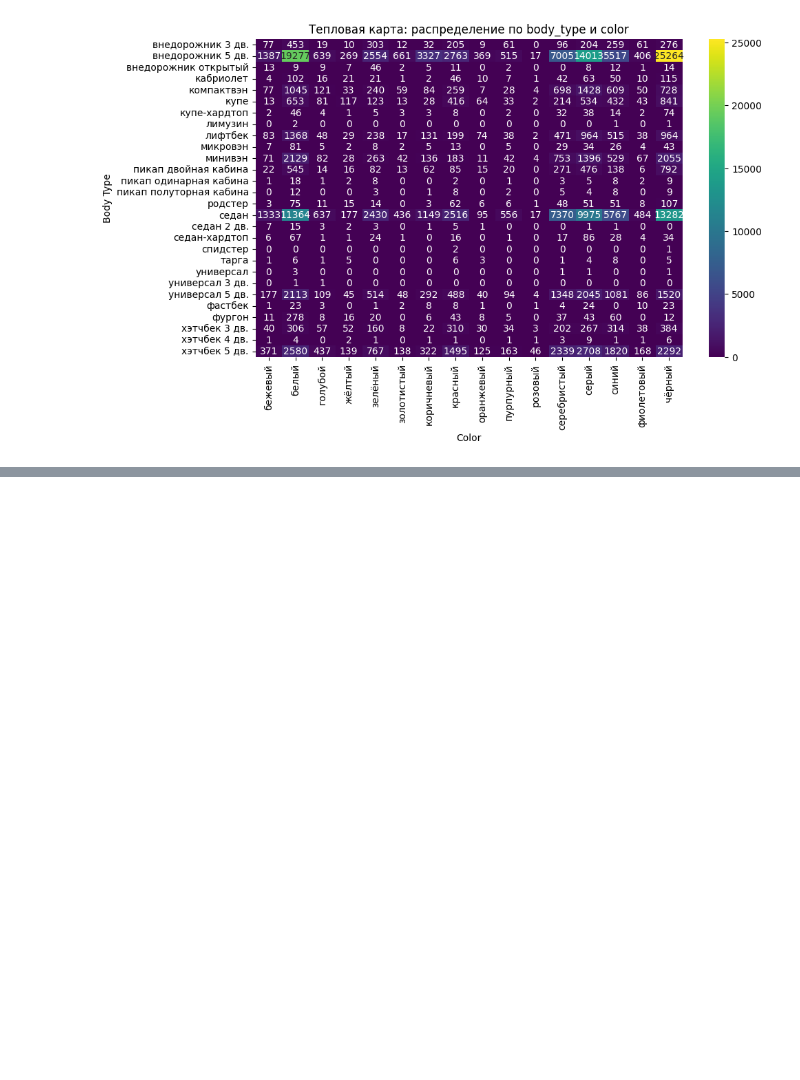
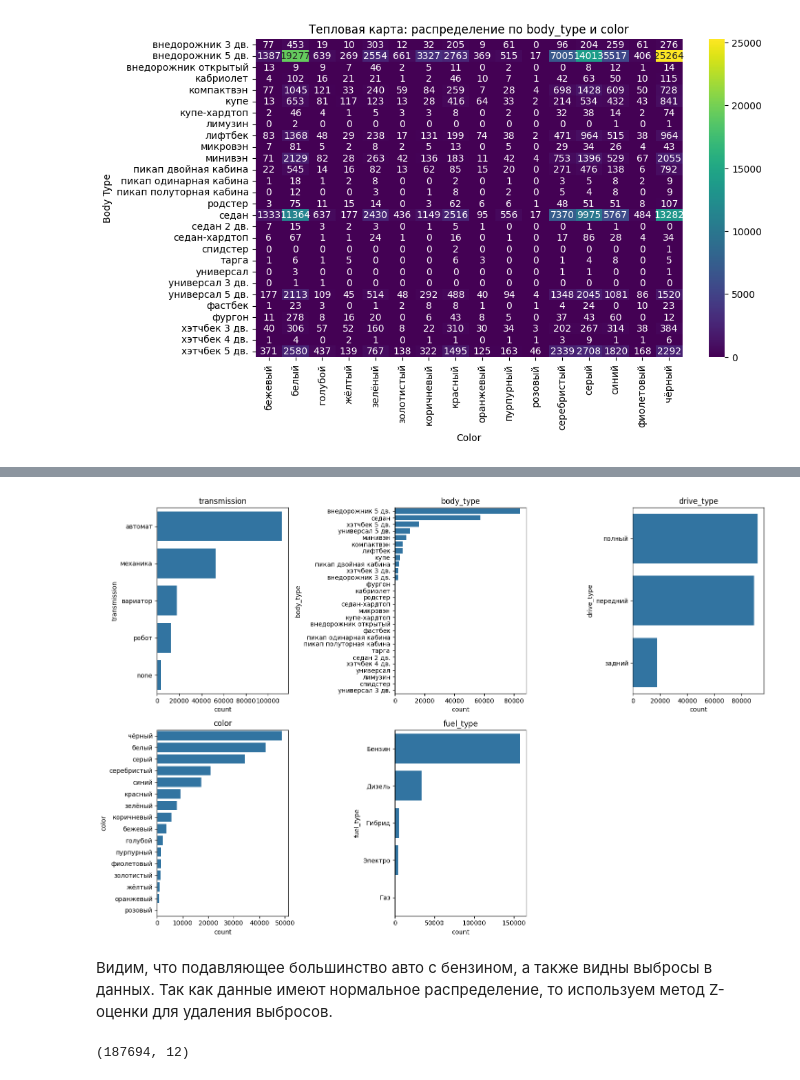
Before and after one commit to sk27110/AutoPriceForecast, a Jupyter notebook: EDA.ipynb, the cells around one changed output, grey strips where cells are left out. Cells and saved outputs as stored; diff of their text form; code cells hidden in the pictures; blank space fills up the shorter version.

```diff
--- a/EDA.ipynb
+++ b/EDA.ipynb
@@ -434,0 +453,33 @@ plt.show()
+# %%
+categorical_columns = ['transmission', 'body_type', 'drive_type', 'color', 'fuel_type']
+
+
+plt.figure(figsize=(15, 10))
+for i, column in enumerate(categorical_columns, 1):
+    plt.subplot(2, 3, i)
+    sns.countplot(y=df[column], order=df[column].value_counts().index)
+    plt.title(column)
+
+plt.tight_layout()
+plt.show()
+# %% [output]
+[figure, added]
+# %% [markdown]
+Видим, что подавляющее большинство авто с бензином, а также видны выбросы в данных. Так как данные имеют нормальное распределение, то используем метод Z-оценки для удаления выбросов.
+# %%
+from scipy.stats import zscore
+
+
+def remove_outliers_zscore(df, column, threshold=3):
+    z_scores = zscore(df[column])
+    return df[abs(z_scores) < threshold]
+
+
+numeric_columns = ['price', 'year', 'mileage', 'engine_capacity', 'engine_power', 'travel_distance']
+for column in numeric_columns:
+    df = remove_outliers_zscore(df, column)
+
+
+print(df.shape)
+# %% [output]
+(187694, 12)
```
Also changed, not shown: parts of 14 cells of this notebook.
